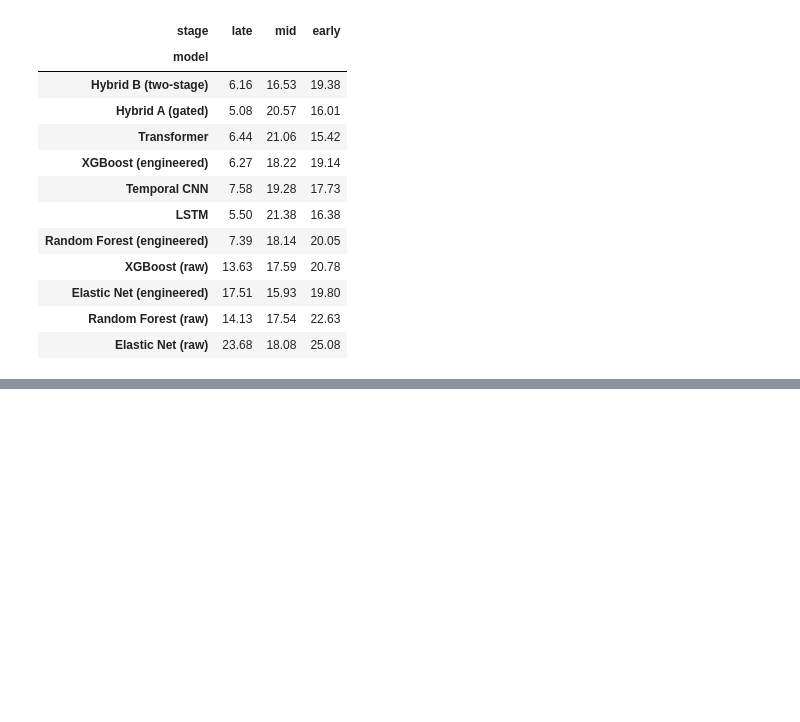
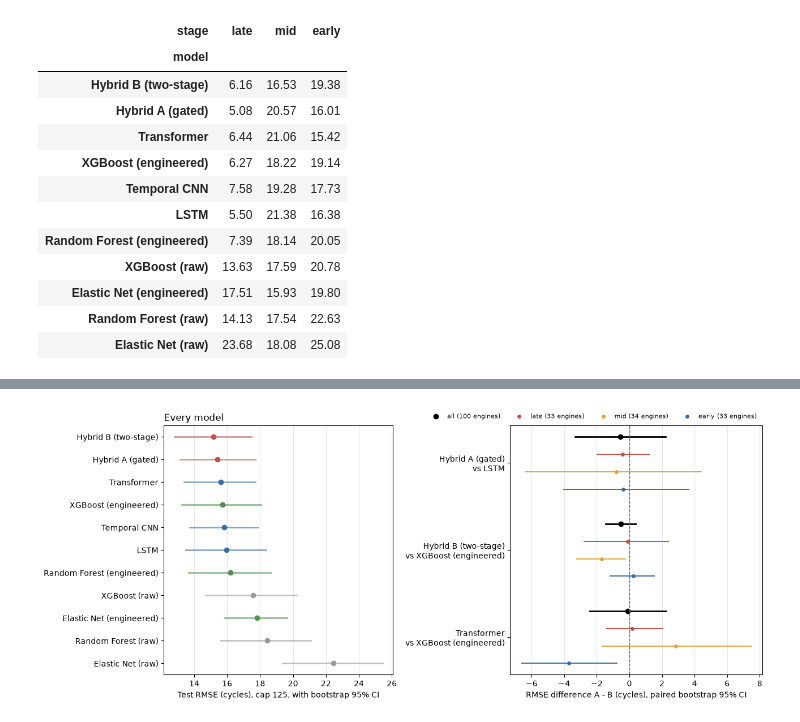
Before and after one commit to vks-g/cmapss-rul-hybrid, a Jupyter notebook: notebooks/phase2/13_validation.ipynb, the cells around one changed output, grey strips where cells are left out. Cells and saved outputs as stored; diff of their text form; code cells hidden in the pictures; blank space fills up the shorter version.

Commit message:
exp(notebook): add the validation figure
Every model's test RMSE with its bootstrap CI, and the three paired differences overall and by stage.

```diff
--- a/notebooks/phase2/13_validation.ipynb
+++ b/notebooks/phase2/13_validation.ipynb
@@ -248,0 +253,32 @@ display(stage_models.pivot(index="model", columns="stage", values="RMSE")[list(S
+# %%
+fig, (ax, bx) = plt.subplots(1, 2, figsize=(13, 5.4), gridspec_kw={"width_ratios": [1, 1.1]})
+t = models[models.target == "cap125"].sort_values("RMSE mean", ascending=False)
+colour = lambda n: "#c0504d" if n.startswith("Hybrid") else "#3b6ea8" if n in NETWORKS.values() else \
+    "#4f8f4f" if "engineered" in n else "#9a9a9a"
+for i, (_, r) in enumerate(t.iterrows()):
+    ax.plot([r["RMSE CI low"], r["RMSE CI high"]], [i, i], color=colour(r["model"]), lw=2, alpha=0.6)
+    ax.plot(r["RMSE mean"], i, "o", color=colour(r["model"]))
+ax.set_yticks(range(len(t)), t["model"])
+ax.set_xlabel("Test RMSE (cycles), cap 125, with bootstrap 95% CI")
+ax.grid(axis="x", alpha=0.3)
+ax.set_title("Every model", loc="left")
+
+STAGE_COLOURS = {"all": "black", "late": "#c0504d", "mid": "#e3a33b", "early": "#3b6ea8"}
+order = list(COMPARISONS)
+offsets = dict(zip(STAGE_COLOURS, (0.3, 0.1, -0.1, -0.3)))
+for i, name in enumerate(order[::-1]):
+    for stage, off in offsets.items():
+        r = stagewise[(stagewise.comparison == name) & (stagewise.stage == stage)].iloc[0]
+        bx.plot([r["CI low"], r["CI high"]], [i + off] * 2, color=STAGE_COLOURS[stage], lw=2 if stage == "all" else 1.4)
+        bx.plot(r["difference"], i + off, "o", color=STAGE_COLOURS[stage], ms=6 if stage == "all" else 4,
+                label=f"{stage} ({int(r['engines'])} engines)" if i == 0 else None)
+bx.axvline(0, color="#666", lw=1, ls="--")
+bx.set_yticks(range(len(order)), [n.replace(" vs ", "\nvs ") for n in order[::-1]])
+bx.set_xlabel("RMSE difference A - B (cycles), paired bootstrap 95% CI")
+bx.legend(frameon=False, fontsize=8, loc="lower right", bbox_to_anchor=(1, 1.0), ncol=4)
+bx.grid(axis="x", alpha=0.3)
+fig.tight_layout()
+fig.savefig(FIGURES / "fd001_validation.png", dpi=150, bbox_inches="tight")
+plt.show()
+# %% [output]
+[figure, added]
```
Also changed, not shown: parts of 1 cell of this notebook, 1 other file.
